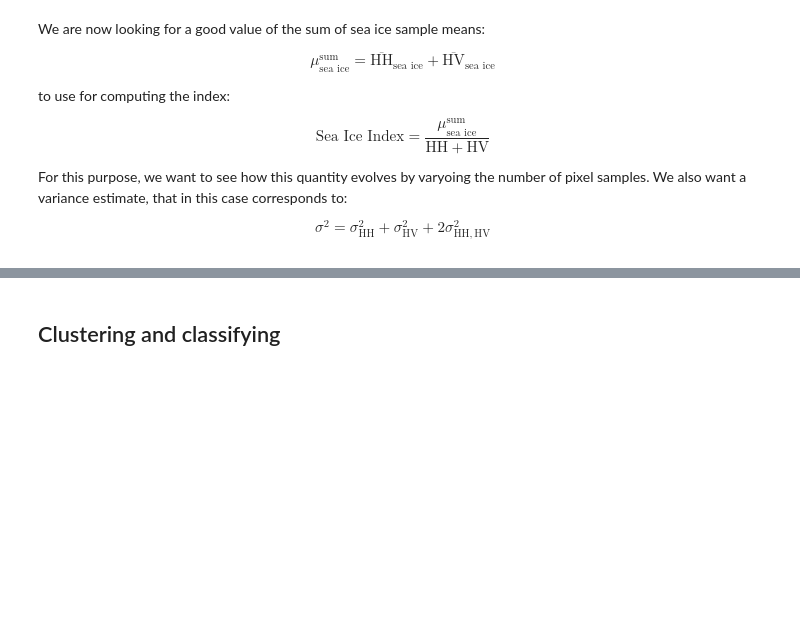
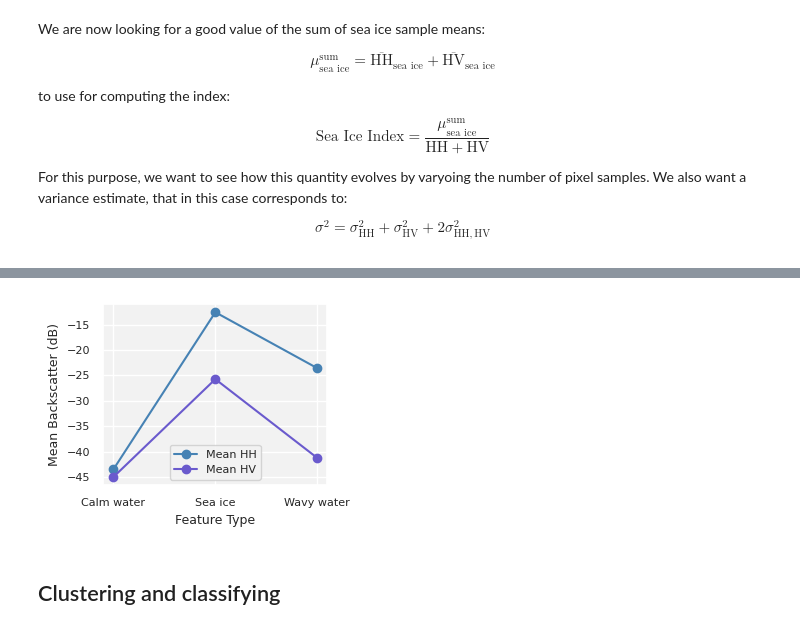
Before and after one commit to p-perrone/UiO_AdvancedRemoteSensing, a Jupyter notebook: Project1_sketch.ipynb, the cells around one changed output, grey strips where cells are left out. Cells and saved outputs as stored; diff of their text form; code cells hidden in the pictures; blank space fills up the shorter version.

```diff
--- a/Project1_sketch.ipynb
+++ b/Project1_sketch.ipynb
@@ -642,0 +646,14 @@ plt.plot(meansHV)
+# %%
+plt.figure(figsize=(cw, 2.5))
+plt.plot(meansHH, "o-", label='Mean HH', c='steelblue')
+plt.plot(meansHV, "o-", label='Mean HV', c='slateblue')
+
+# Set custom x-axis ticks and labels
+plt.xticks(ticks=[0, 1, 2], labels=labels)
+
+plt.xlabel('Feature Type')
+plt.ylabel('Mean Backscatter (dB)')
+plt.legend()
+plt.tight_layout()
+# %% [output]
+[figure, added]
```
Also changed, not shown: parts of 6 cells of this notebook.
